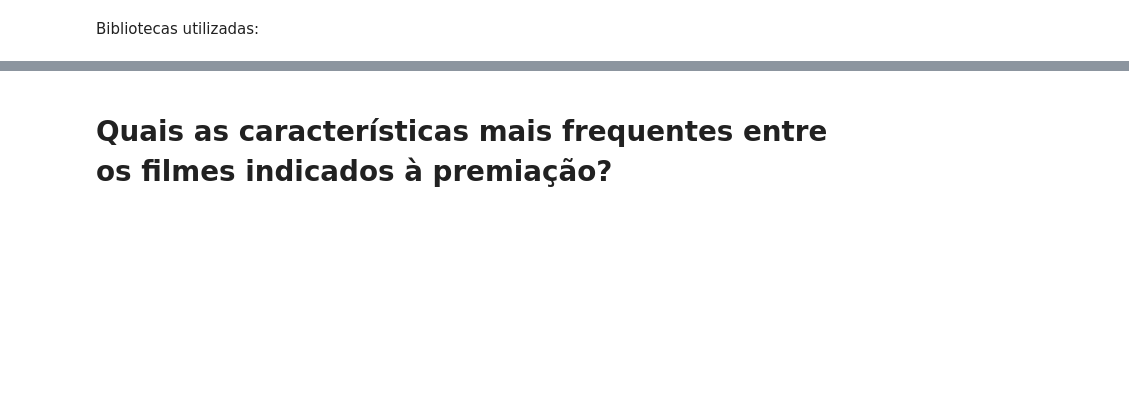
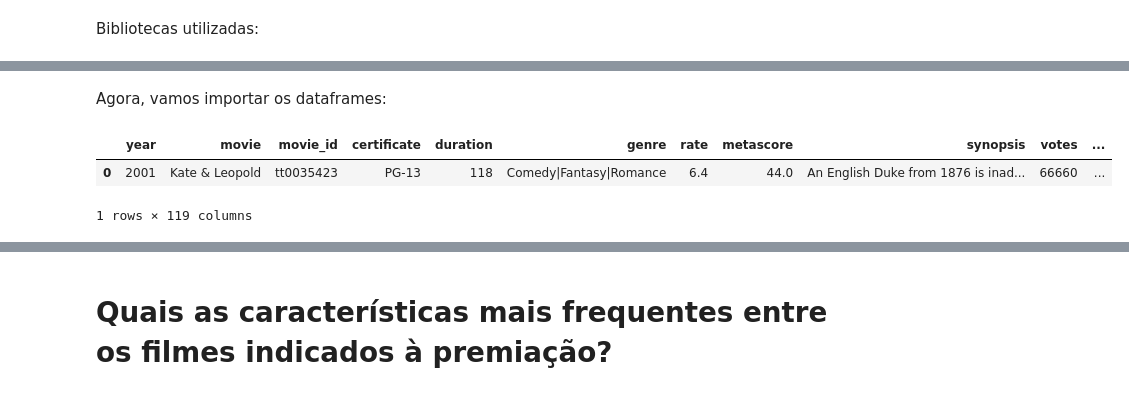
Before and after one commit to Jayvolv/Projeto-ICD, a Jupyter notebook: Projeto_FInal_ICD.ipynb, the cells around one changed output, grey strips where cells are left out. Drawn from its saved outputs; the diff is of its cells as text; code cells hidden in the pictures; blank space fills up the shorter version.

```diff
--- a/Projeto_FInal_ICD.ipynb
+++ b/Projeto_FInal_ICD.ipynb
@@ -46,0 +42,11 @@ from sklearn.cluster import KMeans
+# %% [markdown]
+Agora, vamos importar os dataframes:
+# %%
+#Dataframe dos indicados ao Oscar:
+
+oscar = pd.read_csv('BigML_Dataset_5f50a62c2fb31c516d000176.csv')
+oscar.head(1)
+# %% [output]
+|  | year | movie | movie_id | certificate | duration | genre | rate | metascore | synopsis | votes | ... |
+| 0 | 2001 | Kate & Leopold | tt0035423 | PG-13 | 118 | Comedy|Fantasy|Romance | 6.4 | 44.0 | An English Duke from 1876 is inad... | 66660 | ... |
+1 rows × 119 columns
```
Also changed, not shown: parts of 25 cells of this notebook.
